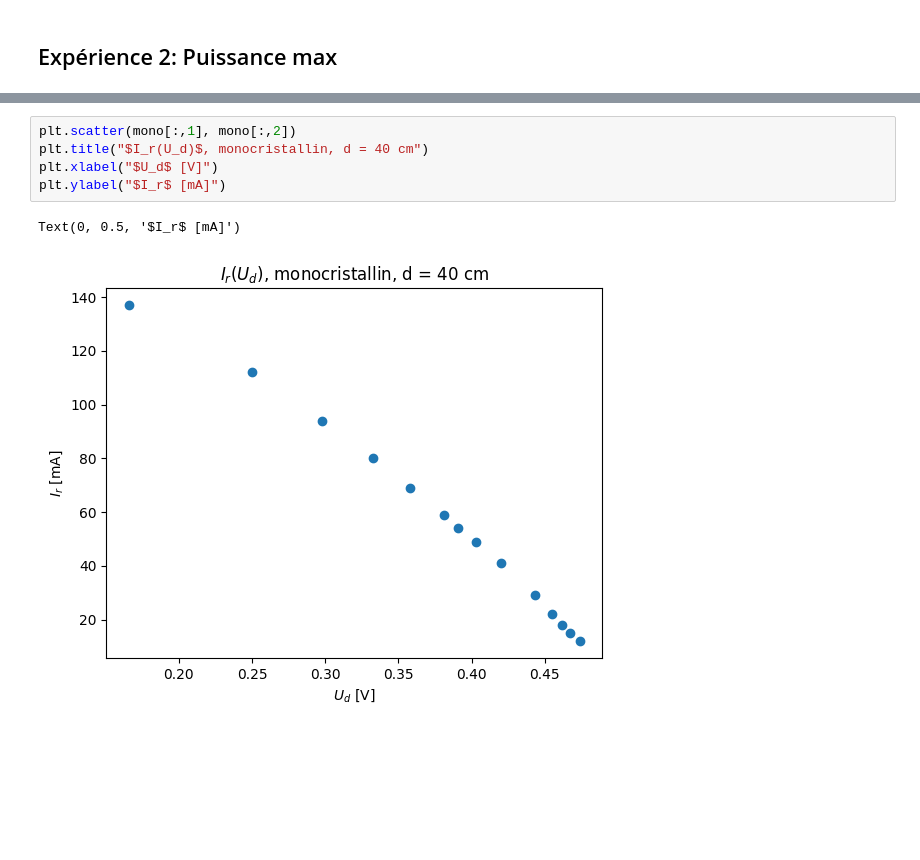
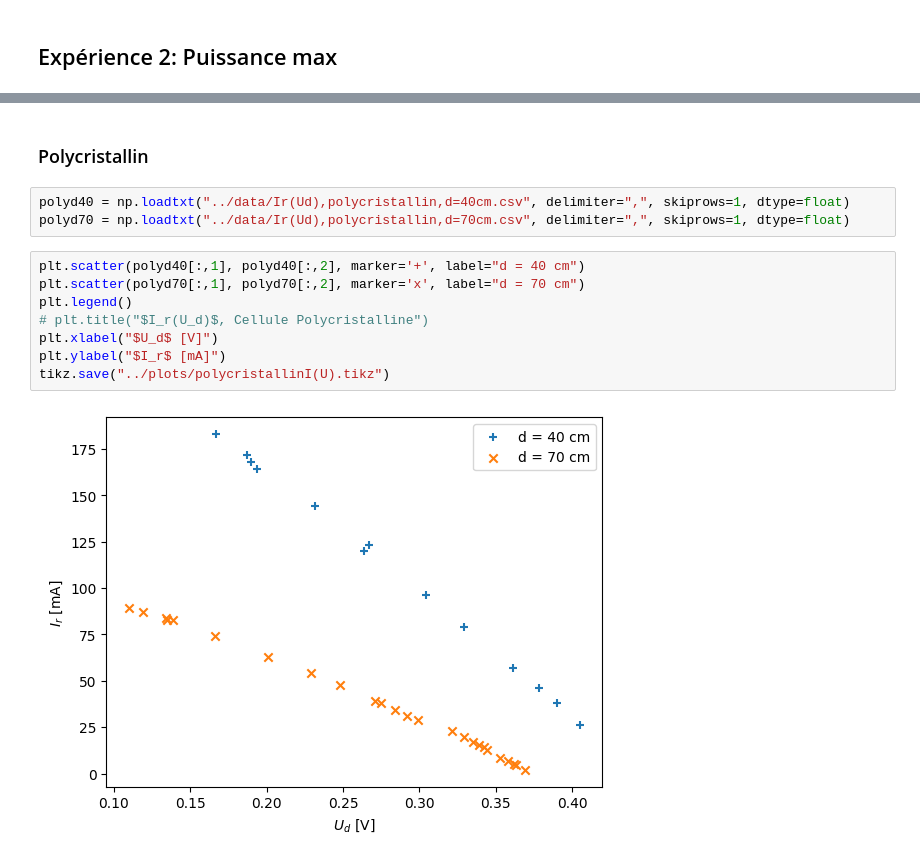
Before and after one commit to TomVdt/TPII-rapports, a Jupyter notebook: 01-J7-energie-solaire/analyse/analyse.ipynb, the cells around one changed output, grey strips where cells are left out. Drawn from its saved outputs; the diff is of its cells as text; blank space fills up the shorter version.

```diff
--- a/01-J7-energie-solaire/analyse/analyse.ipynb
+++ b/01-J7-energie-solaire/analyse/analyse.ipynb
@@ -27,8 +77,15 @@ Text(0, 0.5, '$I_r$ [mA]')
+# %% [markdown]
+### Polycristallin
+# %%
+polyd40 = np.loadtxt("../data/Ir(Ud),polycristallin,d=40cm.csv", delimiter=",", skiprows=1, dtype=float)
+polyd70 = np.loadtxt("../data/Ir(Ud),polycristallin,d=70cm.csv", delimiter=",", skiprows=1, dtype=float)
 # %%
-plt.scatter(mono[:,1], mono[:,2])
-plt.title("$I_r(U_d)$, monocristallin, d = 40 cm")
+plt.scatter(polyd40[:,1], polyd40[:,2], marker='+', label="d = 40 cm")
+plt.scatter(polyd70[:,1], polyd70[:,2], marker='x', label="d = 70 cm")
+plt.legend()
+# plt.title("$I_r(U_d)$, Cellule Polycristalline")
 plt.xlabel("$U_d$ [V]")
 plt.ylabel("$I_r$ [mA]")
+tikz.save("../plots/polycristallinI(U).tikz")
 # %% [output]
-Text(0, 0.5, '$I_r$ [mA]')
-[figure, old version]
+[figure, new version]
```
Also changed, not shown: parts of 17 cells of this notebook, 12 other files.
